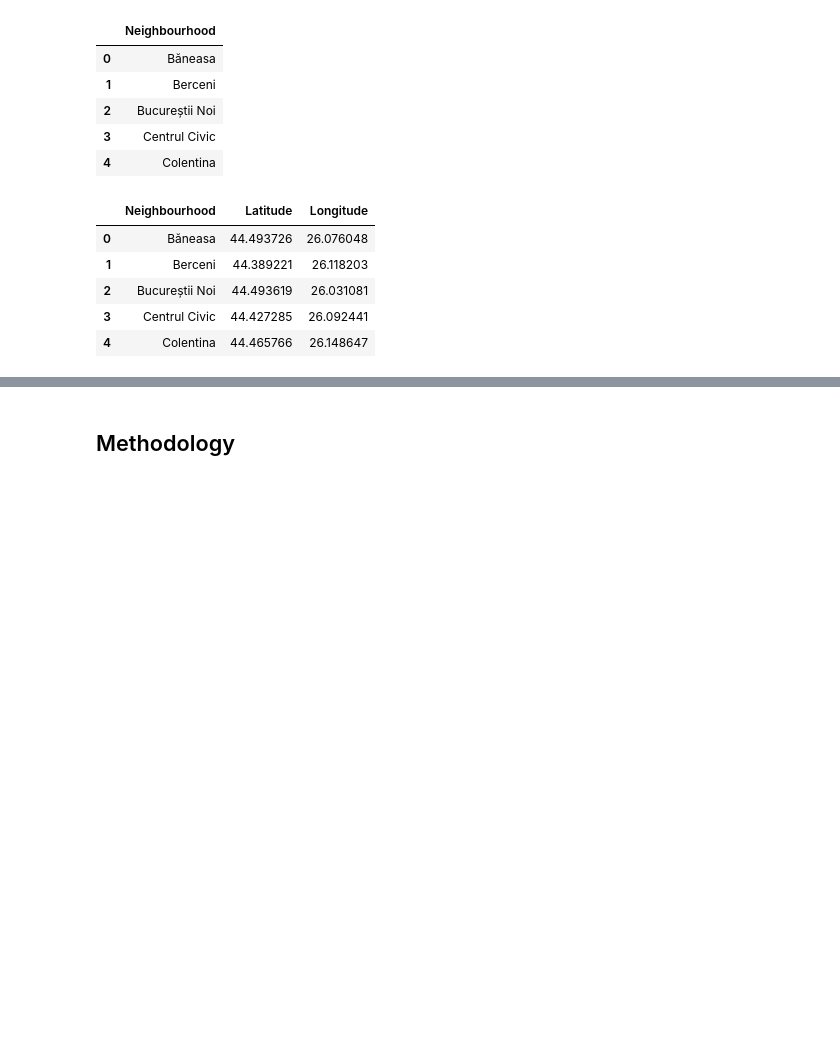
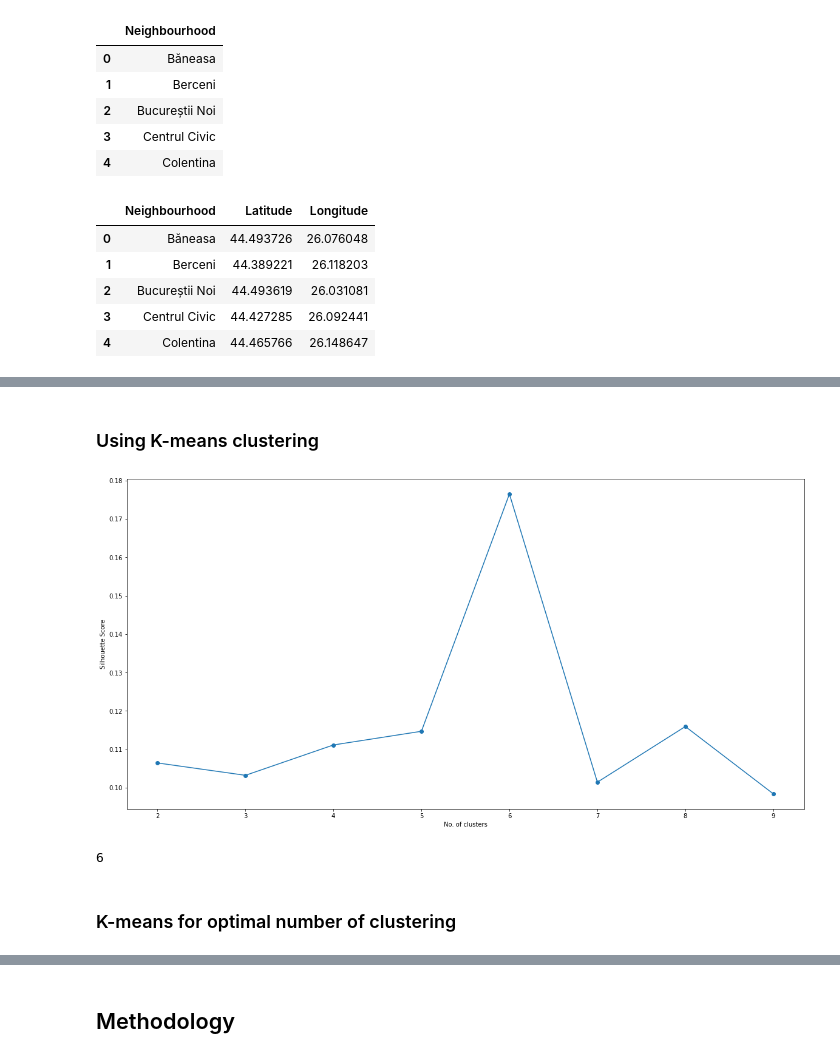
Before and after one commit to silvyshor/Phyton-SQL-projects-for-IBM-Data-Science, a Jupyter notebook: Silvia's 'Dress to Impress' Project.ipynb, the cells around one changed output, grey strips where cells are left out. Cells and saved outputs as stored; diff of their text form; code cells hidden in the pictures; blank space fills up the shorter version.

```diff
--- a/Silvia's 'Dress to Impress' Project.ipynb
+++ b/Silvia's 'Dress to Impress' Project.ipynb
@@ -126,0 +425,44 @@ df.head()
+# %%
+bucharest_grouped_clustering = bucharest_grouped.drop('Neighbourhood', 1)
+# %% [markdown]
+### Using K-means clustering
+# %%
+import matplotlib.pyplot as plt
+%matplotlib inline
+
+def plot(x, y, xlabel, ylabel):
+    plt.figure(figsize=(20,10))
+    plt.plot(np.arange(2, x), y, 'o-')
+    plt.xlabel(xlabel)
+    plt.ylabel(ylabel)
+    plt.xticks(np.arange(2, x))
+    plt.show()
+# %%
+max_range = 10
+# %%
+### silhouette analysis  seeks to define the dissimilarity of clusters which means its a measure of how close each point in one cluster is to points in the neighboring clusters.
+from sklearn.metrics import silhouette_samples, silhouette_score
+
+indices = []
+scores = []
+
+for kclusters in range(2, max_range) :
+
+    bgc = bucharest_grouped_clustering
+    kmeans = KMeans(n_clusters = kclusters, init = 'k-means++', random_state = 0).fit_predict(bgc)
+
+    score = silhouette_score(bgc, kmeans)
+
+    indices.append(kclusters)
+    scores.append(score)
+# %%
+plot(max_range, scores, "No. of clusters", "Silhouette Score")
+# %% [output]
+[figure, added]
+# %%
+opt = np.argmax(scores) + 2
+print(opt)
+# %% [output]
+6
+# %% [markdown]
+### K-means for optimal number of clustering
```
Also changed, not shown: parts of 53 cells of this notebook.
